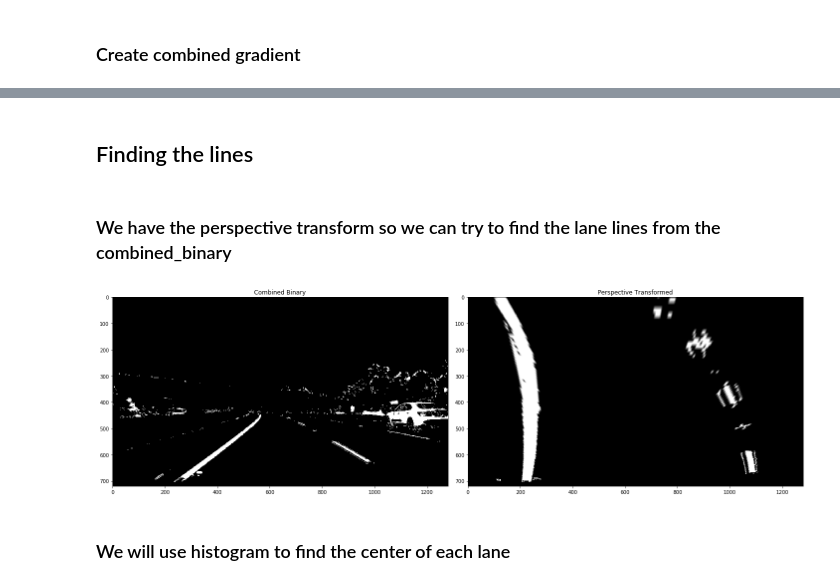
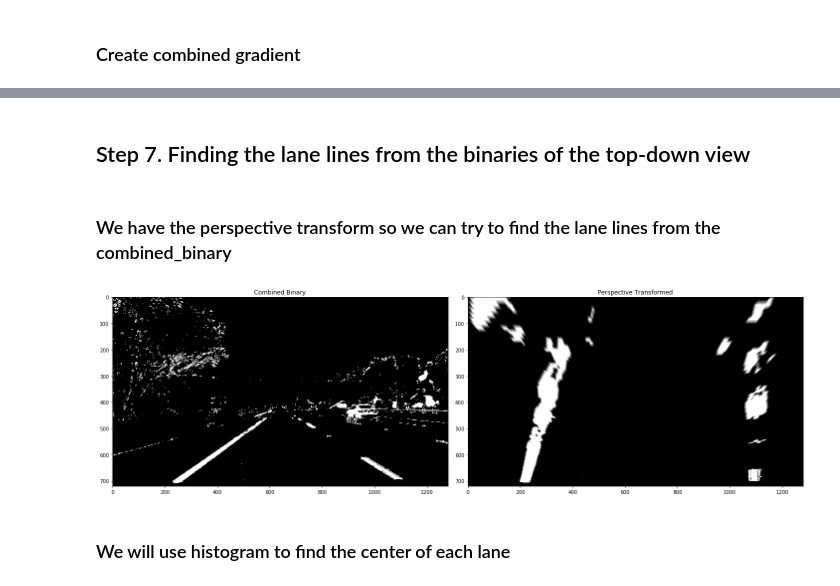
Before and after one commit to hyena3300/CarND-Advanced-Lane-Lines, a Jupyter notebook: source/advance_lane_lines.ipynb, the cells around one changed output, grey strips where cells are left out. Drawn from its saved outputs; the diff is of its cells as text; code cells hidden in the pictures.

```diff
--- a/source/advance_lane_lines.ipynb
+++ b/source/advance_lane_lines.ipynb
@@ -273,10 +335,11 @@ def build_binary_threshold(image, objpoints, imgpoints, sobel_kernel):
     shape_tuple = build_shape_gradient(image, sobel_kernel)
     combined_gradient = shape_tuple[len(shape_tuple) - 1]
 
-    color_threshold = build_color_threshold(undistorted_img,
+    color_threshold_tuple = build_color_threshold(image,
                                         hls_thresh = hls_thresh,
                                         hsv_thresh = hsv_thresh,
                                         lab_thresh = lab_thresh)
+    color_threshold = color_threshold_tuple[0]
 
     # Stack each channel to view their individual contributions in green and blue respectively
     # This returns a stack of the two binary images, whose components you can see as different colors
@@ -287,17 +350,3 @@ def build_binary_threshold(image, objpoints, imgpoints, sobel_kernel):
     combined_binary[(color_threshold == 1) | (combined_gradient == 1)] = 1
 
     return (combined_gradient, color_binary, combined_binary)
-
-# Choose a Sobel kernel size
-ksize = 15 # Choose a larger odd number to smooth gradient measurements
-
-combined_gradient, color_binary, combined_binary = build_binary_threshold(undistorted_img, objpoints, imgpoints, ksize)
-
-# Plotting thresholded images
-f, (ax1, ax2) = plt.subplots(1, 2, figsize=(20,10))
-ax1.set_title('Stacked thresholds')
-ax1.imshow(color_binary)
-
-ax2.set_title('Combined S channel and gradient thresholds')
-ax2.imshow(combined_binary, cmap='gray')
-f.tight_layout()
@@ -390,33 +469,35 @@ f.tight_layout()
-# %% [markdown]
-## Finding the lines ##
+# %% [markdown]
+## Step 7. Finding the lane lines from the binaries of the top-down view
 # %% [markdown]
 ### We have the perspective transform so we can try to find the lane lines from the combined_binary ###
 # %%
-# Read in an image
-image = mpimg.imread('../test_images/trouble_image_120.jpg')
+def binary_perspective_test():
+    # Read in an image
+    image = mpimg.imread('../test_images/trouble_image_14.jpg')
 
-# Undistort the image
-undistorted_img = undistort_img(image, objpoints, imgpoints)
+    # Undistort the image
+    undistorted_img = undistort_img(image, objpoints, imgpoints)
 
-# Choose a Sobel kernel size
-ksize = 15 # Choose a larger odd number to smooth gradient measurements
+    perspective_M, perspective_M_inverse = build_perspective_transform(undistorted_img)
 
-# Get the combined_binary
-combined_binary = build_binary_threshold(undistorted_img, objpoints, imgpoints, ksize)[2]
+    # Get the combined_binary
+    combined_binary = build_binary_threshold(undistorted_img, objpoints, imgpoints, ksize)[2]
 
-# Apply perspective transform
-warped_image = apply_perspective_transform(combined_binary, perspective_M)
+    # Apply perspective transform
+    warped_image = apply_perspective_transform(combined_binary, perspective_M)
 
-# Plotting thresholded images
-f, (ax1, ax2) = plt.subplots(1, 2, figsize=(20,10))
-ax1.set_title('Combined Binary')
-ax1.imshow(combined_binary, cmap='gray')
+    # Plotting thresholded images
+    f, (ax1, ax2) = plt.subplots(1, 2, figsize=(20,10))
+    ax1.set_title('Combined Binary')
+    ax1.imshow(combined_binary, cmap='gray')
 
-ax2.set_title('Perspective Transformed')
-ax2.imshow(warped_image, cmap='gray')
-f.tight_layout()
+    ax2.set_title('Perspective Transformed')
+    ax2.imshow(warped_image, cmap='gray')
+    f.tight_layout()
+
+binary_perspective_test()
 # %% [output]
-[figure, old version]
+[figure, new version]
 # %% [markdown]
 ### We will use histogram to find the center of each lane ###
 # %%
```
Also changed, not shown: parts of 58 cells of this notebook, 44 other files.
